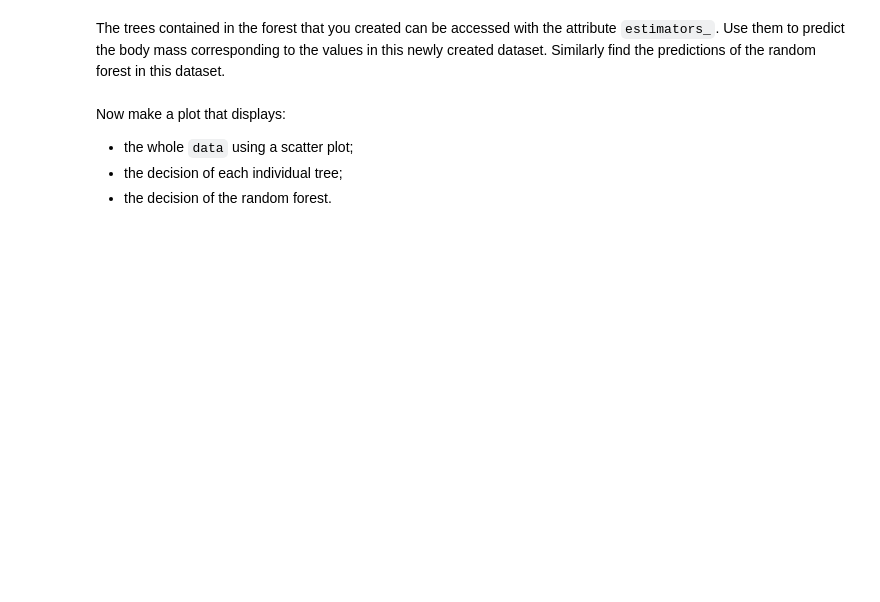
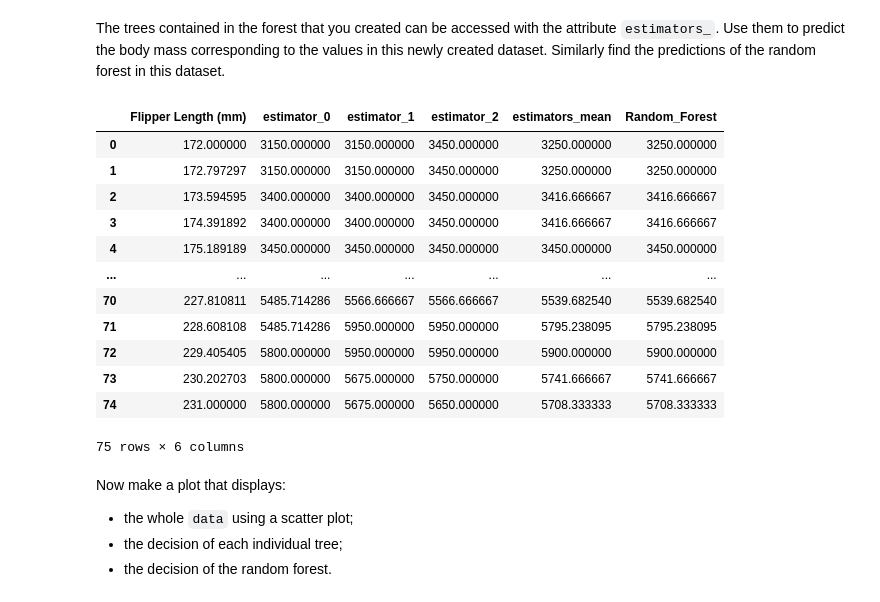
Before and after one commit to royaad/INRIA-ML-scikit-learn, a Jupyter notebook: Module 6/615_ensemble_ex_02.ipynb, the cells around one changed output. Drawn from its saved outputs; the diff is of its cells as text; code cells hidden in the pictures; blank space fills up the shorter version.

```diff
--- a/Module 6/615_ensemble_ex_02.ipynb
+++ b/Module 6/615_ensemble_ex_02.ipynb
@@ -44,3 +74,20 @@ the random forest in this dataset.
+# %%
+concat_df = pd.concat([dummy_dataset, predictions], axis=1)
+concat_df
+# %% [output]
+|  | Flipper Length (mm) | estimator_0 | estimator_1 | estimator_2 | estimators_mean | Random_Forest |
+| 0 | 172.000000 | 3150.000000 | 3150.000000 | 3450.000000 | 3250.000000 | 3250.000000 |
+| 1 | 172.797297 | 3150.000000 | 3150.000000 | 3450.000000 | 3250.000000 | 3250.000000 |
+| 2 | 173.594595 | 3400.000000 | 3400.000000 | 3450.000000 | 3416.666667 | 3416.666667 |
+| 3 | 174.391892 | 3400.000000 | 3400.000000 | 3450.000000 | 3416.666667 | 3416.666667 |
+| 4 | 175.189189 | 3450.000000 | 3450.000000 | 3450.000000 | 3450.000000 | 3450.000000 |
+| ... | ... | ... | ... | ... | ... | ... |
+| 70 | 227.810811 | 5485.714286 | 5566.666667 | 5566.666667 | 5539.682540 | 5539.682540 |
+| 71 | 228.608108 | 5485.714286 | 5950.000000 | 5950.000000 | 5795.238095 | 5795.238095 |
+| 72 | 229.405405 | 5800.000000 | 5950.000000 | 5950.000000 | 5900.000000 | 5900.000000 |
+| 73 | 230.202703 | 5800.000000 | 5675.000000 | 5750.000000 | 5741.666667 | 5741.666667 |
+| 74 | 231.000000 | 5800.000000 | 5675.000000 | 5650.000000 | 5708.333333 | 5708.333333 |
+75 rows × 6 columns
 # %% [markdown]
 Now make a plot that displays:
 - the whole `data` using a scatter plot;
```
Also changed, not shown: parts of 8 cells of this notebook, 9 other files.
